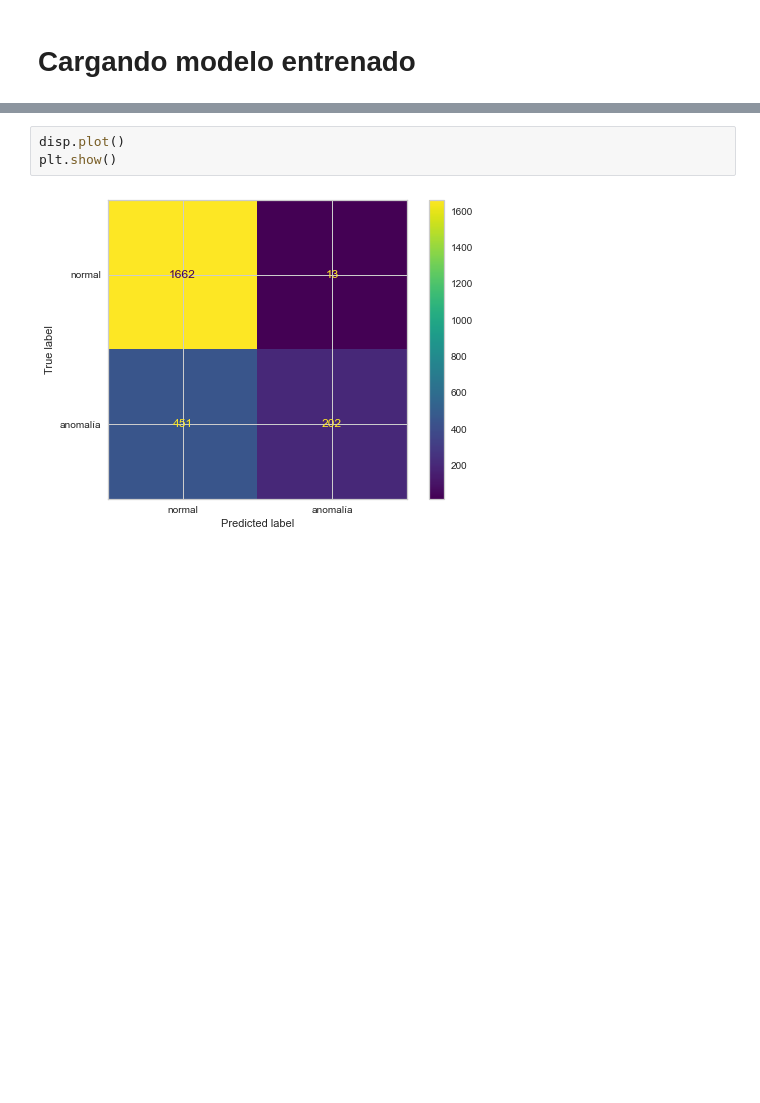
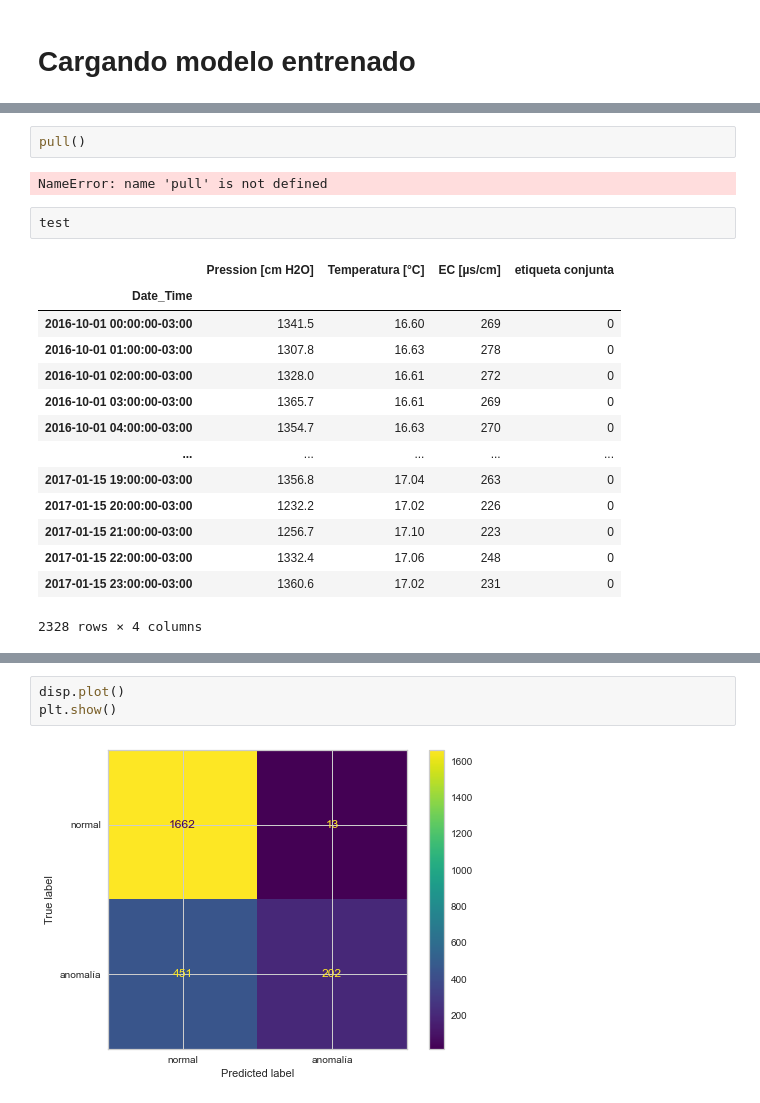
Before and after one commit to Max-jones/Sistema_Experto_APP, a Jupyter notebook: notebooks/proyecto_phm_p2.ipynb, the cells around one changed output, grey strips where cells are left out. Cells and saved outputs as stored; diff of their text form; blank space fills up the shorter version.

```diff
--- a/notebooks/proyecto_phm_p2.ipynb
+++ b/notebooks/proyecto_phm_p2.ipynb
@@ -129,2 +156,23 @@ Transformation Pipeline and Model Successfully Loaded
+# %%
+pull()
+# %% [output]
+NameError: name 'pull' is not defined
+# %%
+test
+# %% [output]
+|  | Pression [cm H2O] | Temperatura [°C] | EC [µs/cm] | etiqueta conjunta |
+| Date_Time |  |  |  |  |
+| 2016-10-01 00:00:00-03:00 | 1341.5 | 16.60 | 269 | 0 |
+| 2016-10-01 01:00:00-03:00 | 1307.8 | 16.63 | 278 | 0 |
+| 2016-10-01 02:00:00-03:00 | 1328.0 | 16.61 | 272 | 0 |
+| 2016-10-01 03:00:00-03:00 | 1365.7 | 16.61 | 269 | 0 |
+| 2016-10-01 04:00:00-03:00 | 1354.7 | 16.63 | 270 | 0 |
+| ... | ... | ... | ... | ... |
+| 2017-01-15 19:00:00-03:00 | 1356.8 | 17.04 | 263 | 0 |
+| 2017-01-15 20:00:00-03:00 | 1232.2 | 17.02 | 226 | 0 |
+| 2017-01-15 21:00:00-03:00 | 1256.7 | 17.10 | 223 | 0 |
+| 2017-01-15 22:00:00-03:00 | 1332.4 | 17.06 | 248 | 0 |
+| 2017-01-15 23:00:00-03:00 | 1360.6 | 17.02 | 231 | 0 |
+2328 rows × 4 columns
 # %%
 # Visualizando el reporte de clasificación
```
Also changed, not shown: parts of 11 cells of this notebook, 24 other files.
